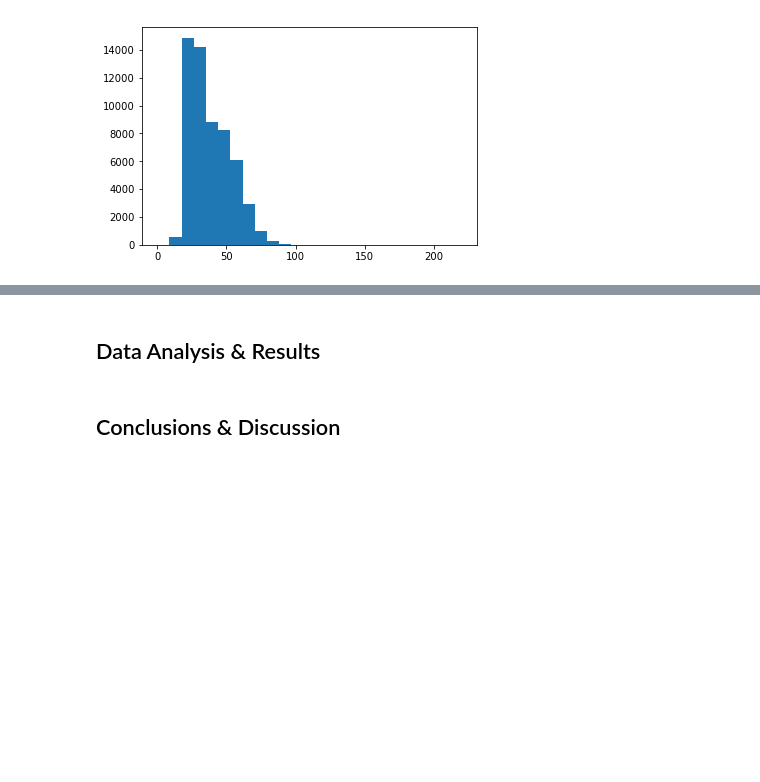
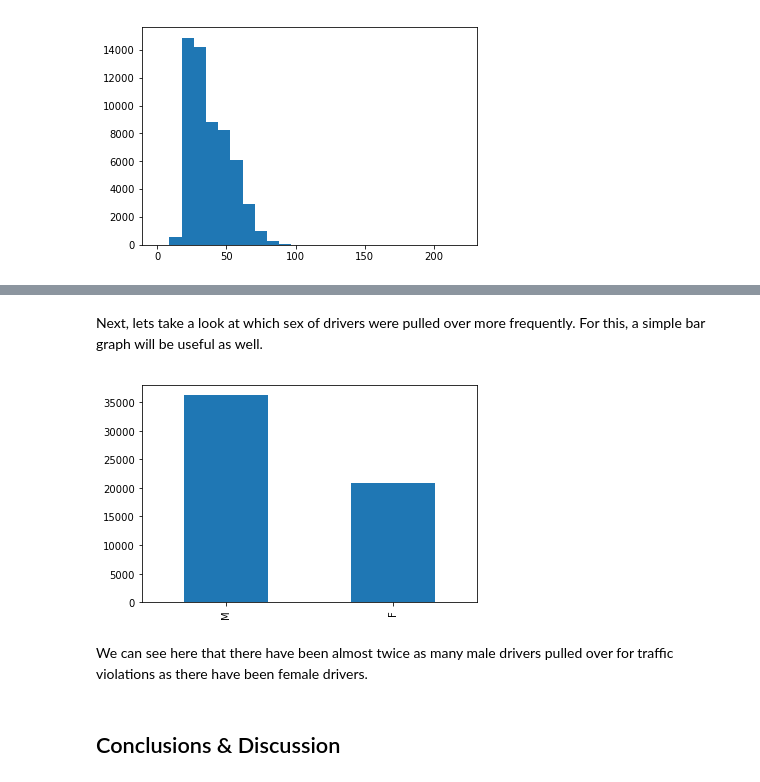
Before and after one commit to TomDonoghue/Pr_013, a Jupyter notebook: FinalProject.ipynb, the cells around one changed output, grey strips where cells are left out. Cells and saved outputs as stored; diff of their text form; code cells hidden in the pictures; blank space fills up the shorter version.

```diff
--- a/FinalProject.ipynb
+++ b/FinalProject.ipynb
@@ -130,4 +140,12 @@ f1 = plt.gcf()
-# %% [markdown]
-## Data Analysis & Results
+# %% [markdown]
+Next, lets take a look at which sex of drivers were pulled over more frequently. For this, a simple bar graph will be useful as well.
+# %%
+df_g = df.copy()
+df_g['subject_sex'].value_counts().plot(kind='bar')
+f1 = plt.gcf()
+# %% [output]
+[figure, added]
+# %% [markdown]
+We can see here that there have been almost twice as many male drivers pulled over for traffic violations as there have been female drivers.
 # %% [markdown]
 ## Conclusions & Discussion
```
Also changed, not shown: parts of 12 cells of this notebook.
